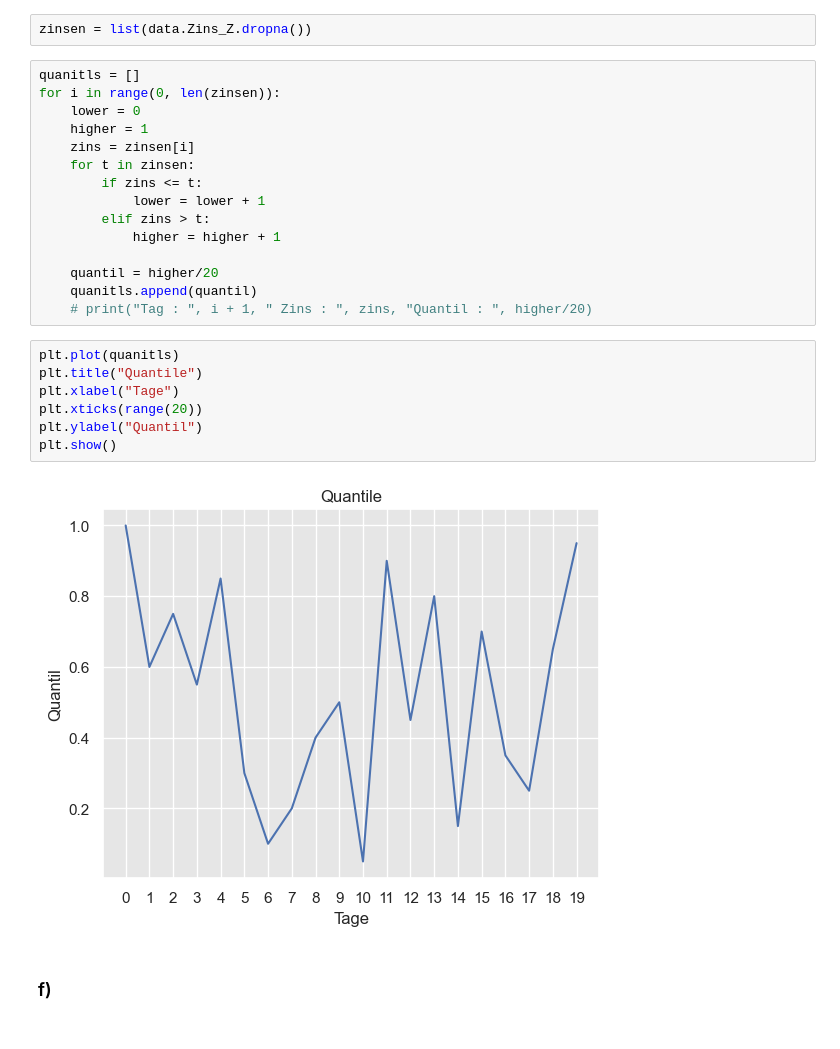
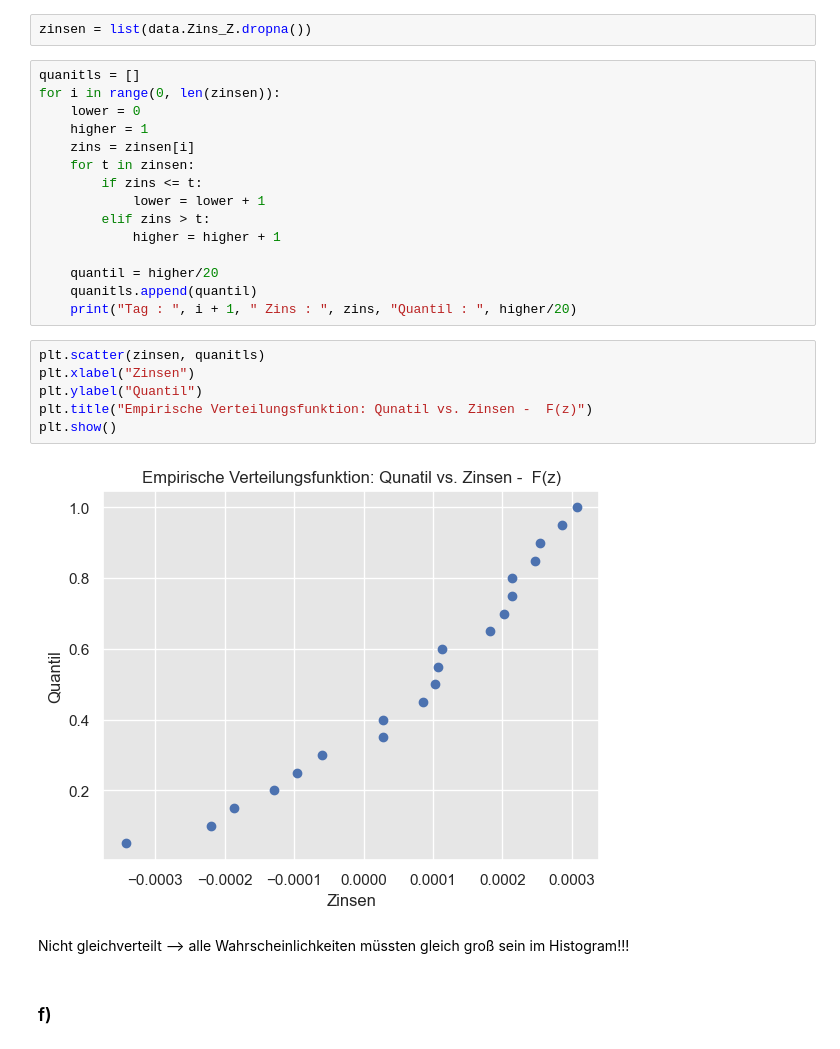
Before and after one commit to tombk556/Mathematische-Stochastische-Modelle-und-MC-Simulationen, a Jupyter notebook: Übung 3/übung3.ipynb, the cells around one changed output. Drawn from its saved outputs; the diff is of its cells as text.

```diff
--- a/Übung 3/übung3.ipynb
+++ b/Übung 3/übung3.ipynb
@@ -167,15 +191,16 @@ for i in range(0, len(zinsen)):
 
     quantil = higher/20
     quanitls.append(quantil)
-    # print("Tag : ", i + 1, " Zins : ", zins, "Quantil : ", higher/20)
+    print("Tag : ", i + 1, " Zins : ", zins, "Quantil : ", higher/20)
 # %%
-plt.plot(quanitls)
-plt.title("Quantile")
-plt.xlabel("Tage")
-plt.xticks(range(20))
+plt.scatter(zinsen, quanitls)
+plt.xlabel("Zinsen")
 plt.ylabel("Quantil")
+plt.title("Empirische Verteilungsfunktion: Qunatil vs. Zinsen -  F(z)")
 plt.show()
 # %% [output]
-[figure, old version]
+[figure, new version]
+# %% [markdown]
+Nicht gleichverteilt --> alle Wahrscheinlichkeiten müssten gleich groß sein im Histogram!!!
 # %% [markdown]
 ### f)
```
Also changed, not shown: parts of 8 cells of this notebook.
